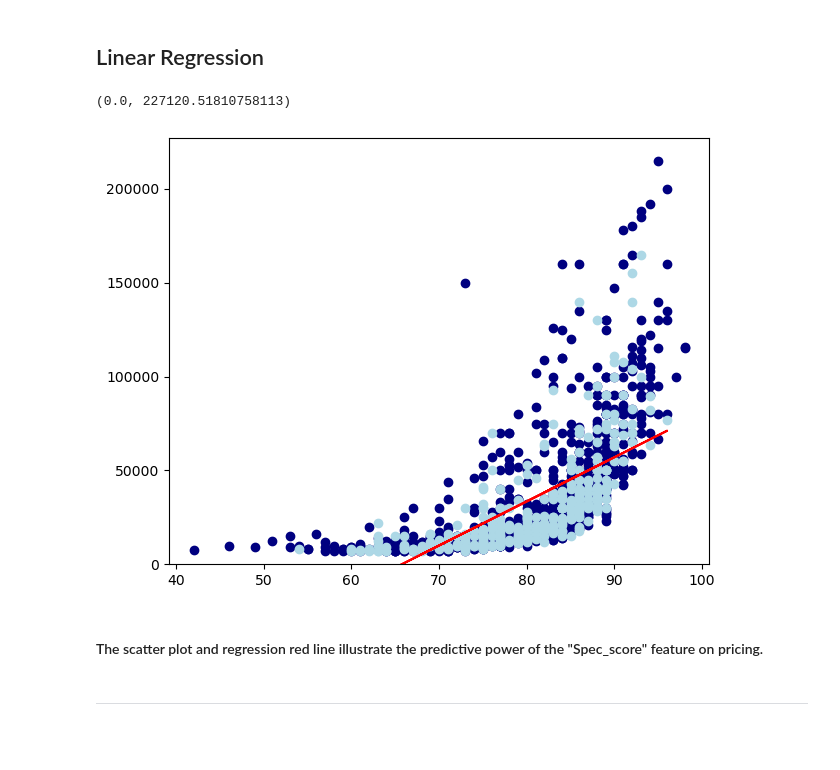
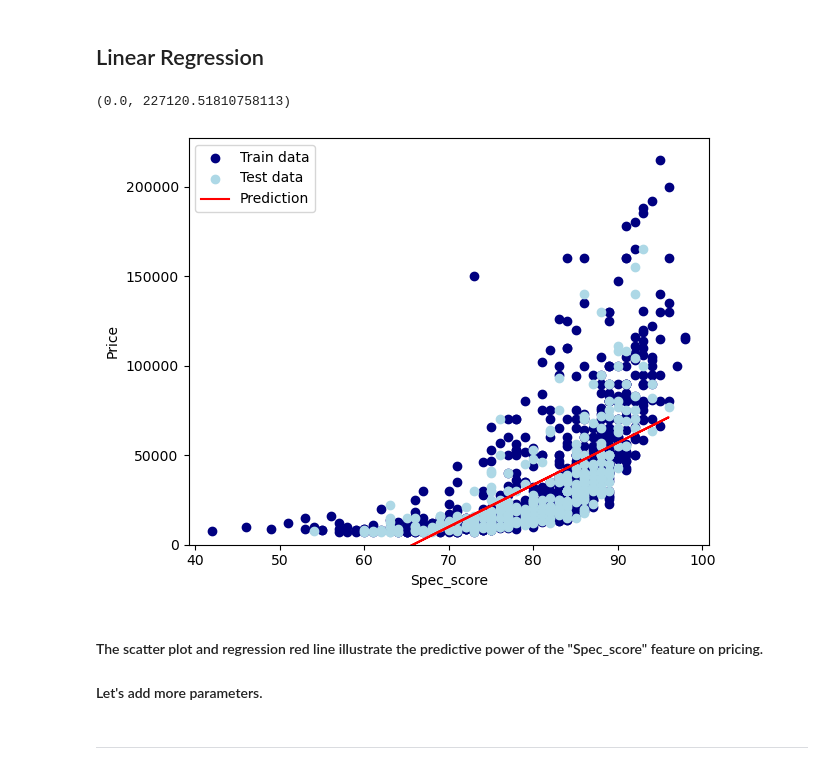
Before and after one commit to MassiCanosi/Machine-Learning-Training-Journey, a Jupyter notebook: Sample Analysis/Mobile phone Usability Analysis.ipynb, the cells around one changed output. Saved outputs shown, nothing was run; the diff lists cells and outputs as text; code cells hidden in the pictures; blank space fills up the shorter version.

```diff
--- a/Sample Analysis/Mobile phone Usability Analysis.ipynb
+++ b/Sample Analysis/Mobile phone Usability Analysis.ipynb
@@ -320,0 +318,25 @@ file
+# %%
+file['Rear Camera'] = [None] * len(file['Camera'])
+file['Front Camera'] = [None] * len(file['Camera'])
+
+try:
+
+    for i,v in enumerate(file['Camera']):
+        # REAR CAMERA
+        first_part = v.split(";")[0]
+        intermediate = re.findall(r'(\d+)', str(first_part))
+        # FRONT CAMERA
+        second_part = v.split(";")[1]
+        second_int = re.findall(r'(\d+)', str(second_part))
+
+        # MEGAPIXELS SUM
+        intermediate_sum = sum([int(num) for num in intermediate])
+        second_int_sum = sum([int(num) for num in second_int])
+
+        # UPDATE COLUMN VALUE
+        file.loc[i, 'Rear Camera'] = intermediate_sum
+        file.loc[i, 'Front Camera'] = second_int_sum
+
+except Exception as e:
+
+    print(colored(f"Exception for {v}", color='yellow', attrs=['bold']))
@@ -321,39 +354,37 @@ file
 # %% [markdown]
 ## Linear Regression
 # %%
-imp = SimpleImputer(strategy='median')
-
-data = file[['Battery', 'Ram', 'Screen_resolution']]
-
-data = imp.fit_transform(data)
-
 features = ['Spec_score']
 X = file[features]
 y = file['Price']
 
 X_train, X_test, y_train, y_test = train_test_split(X,y,random_state=0, train_size=0.75)
 
 model = LinearRegression()
 model.fit(X_train, y_train)
 
 ################################
 # b=model.intercept_
 # w=model.coef_
 # formula = w * X_train + b
 ################################
 
 y_pred_train1 = model.predict(X_train)
 y_pred_test1 = model.predict(X_test)
 
-plt.scatter(X_train, y_train,c='navy')
-plt.scatter(X_test, y_test, c='lightblue')
-plt.plot(X_test, y_pred_test1, c='red')
+plt.scatter(X_train, y_train,c='navy', label='Train data')
+plt.scatter(X_test, y_test, c='lightblue', label='Test data')
+plt.plot(X_test, y_pred_test1, c='red', label='Prediction')
+plt.xlabel('Spec_score')
+plt.ylabel('Price')
 plt.tight_layout()
+plt.legend()
 plt.ylim(0)
 # %% [output]
 (0.0, 227120.51810758113)
-[figure, old version]
+[figure, new version]
 # %% [markdown]
 #### The scatter plot and regression red line illustrate the predictive power of the "Spec_score" feature on pricing.
+#### Let's add more parameters.
 # %% [markdown]
 -------------------------------
```
Also changed, not shown: parts of 8 cells of this notebook.
